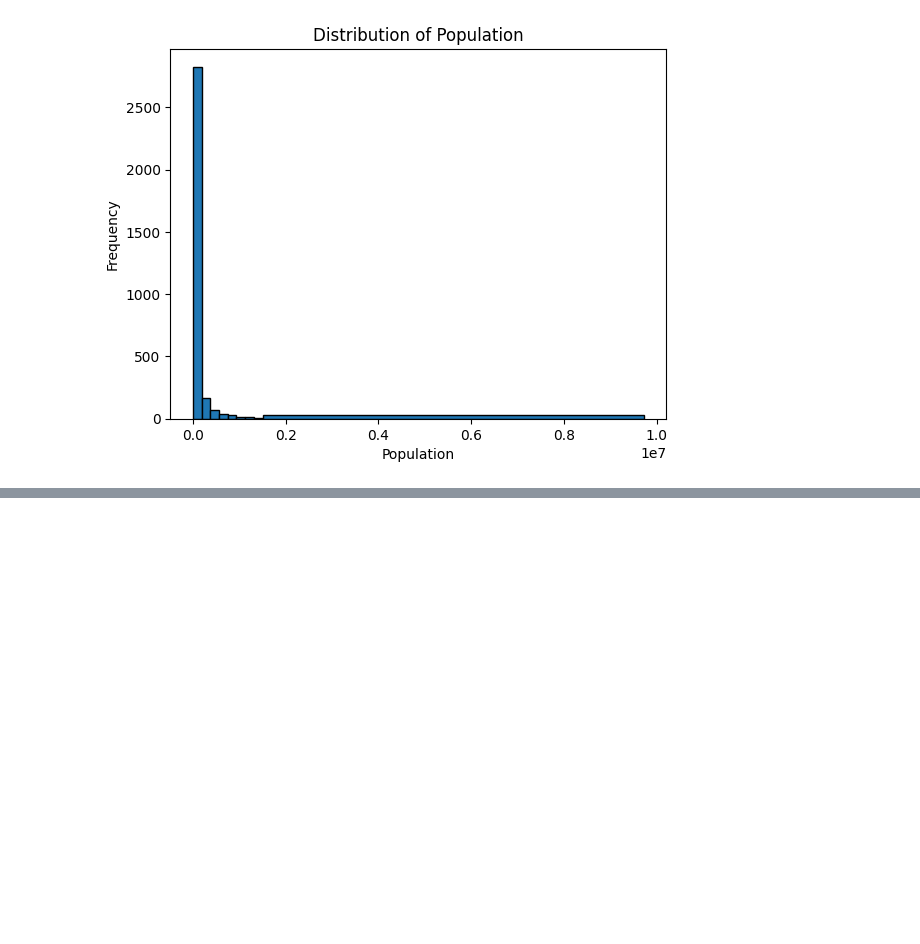
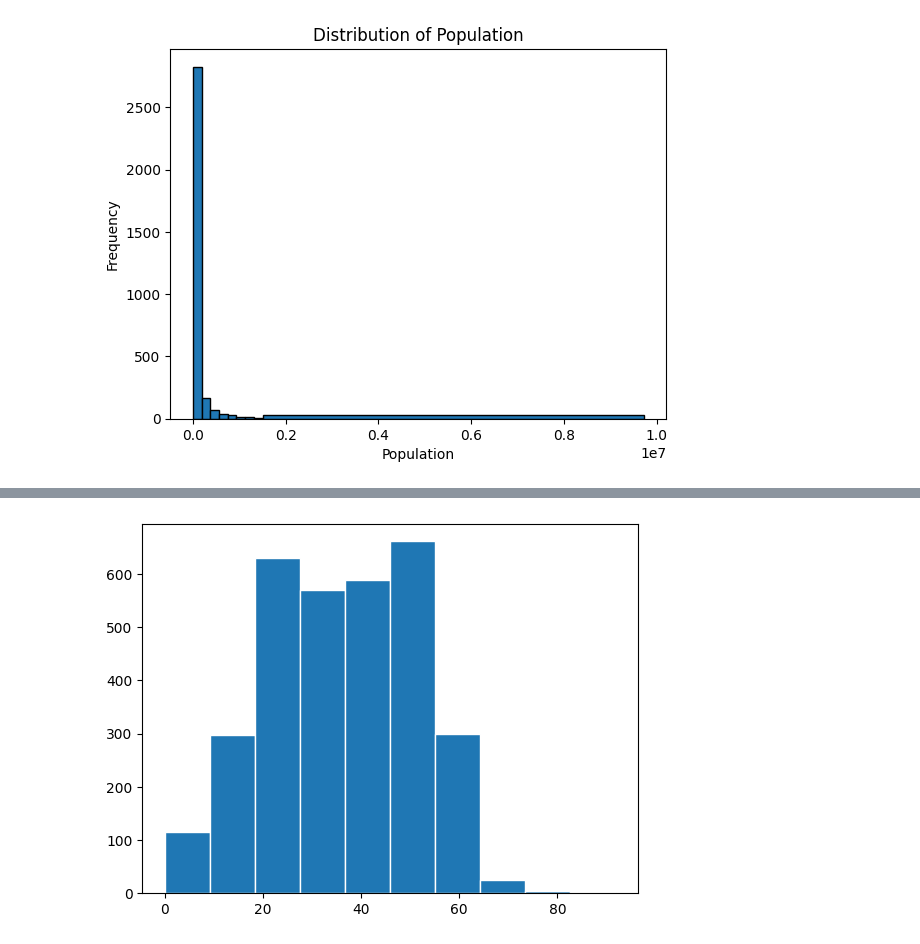
Before and after one commit to hemanthy1/Anthropocene-Institute-Capstone, a Jupyter notebook: backend/Feature-processing.ipynb, the cells around one changed output, grey strips where cells are left out. Saved outputs shown, nothing was run; the diff lists cells and outputs as text; code cells hidden in the pictures; blank space fills up the shorter version.

```diff
--- a/backend/Feature-processing.ipynb
+++ b/backend/Feature-processing.ipynb
@@ -34,0 +44,10 @@ plt.show()
+# %%
+# plt.hist(reforestation['Precipitation'], bins=10, edgecolor='white')
+min_val = reforestation['Precipitation'].min()
+max_val = reforestation['Precipitation'].max()
+bins = np.linspace(min_val, max_val, 11)
+
+plt.hist(reforestation['Precipitation'], bins=bins, edgecolor='white')
+plt.show()
+# %% [output]
+[figure, added]
```
Also changed, not shown: parts of 1 cell of this notebook.
